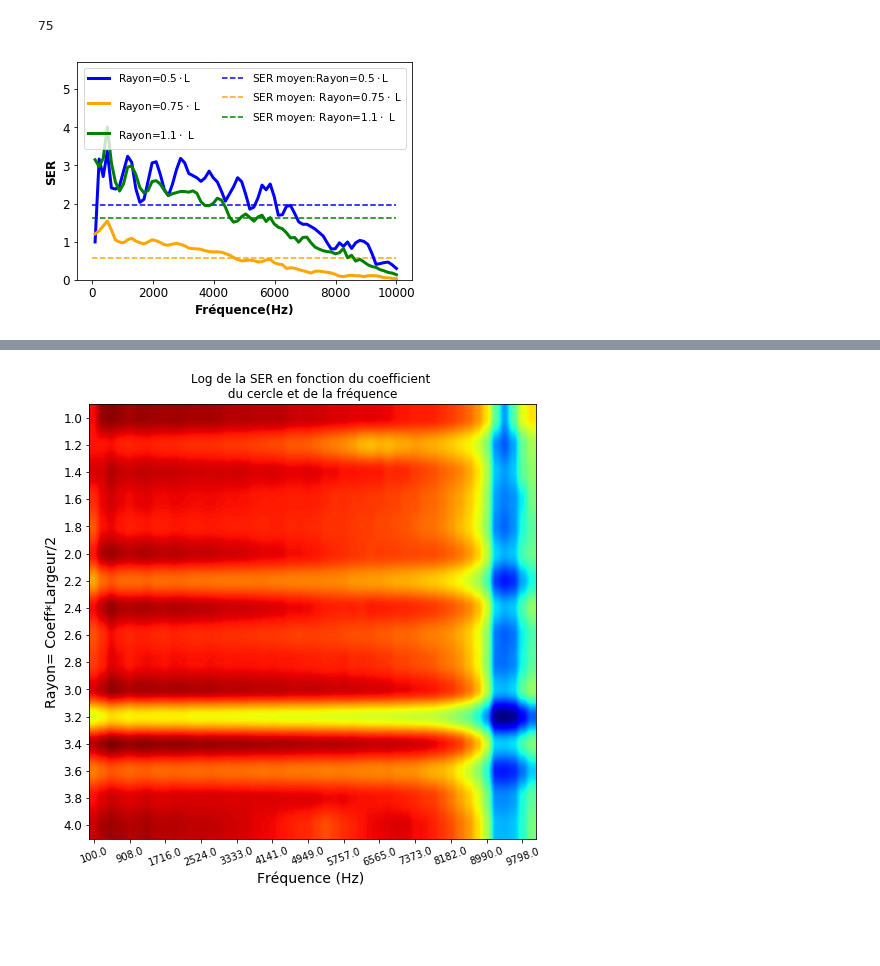
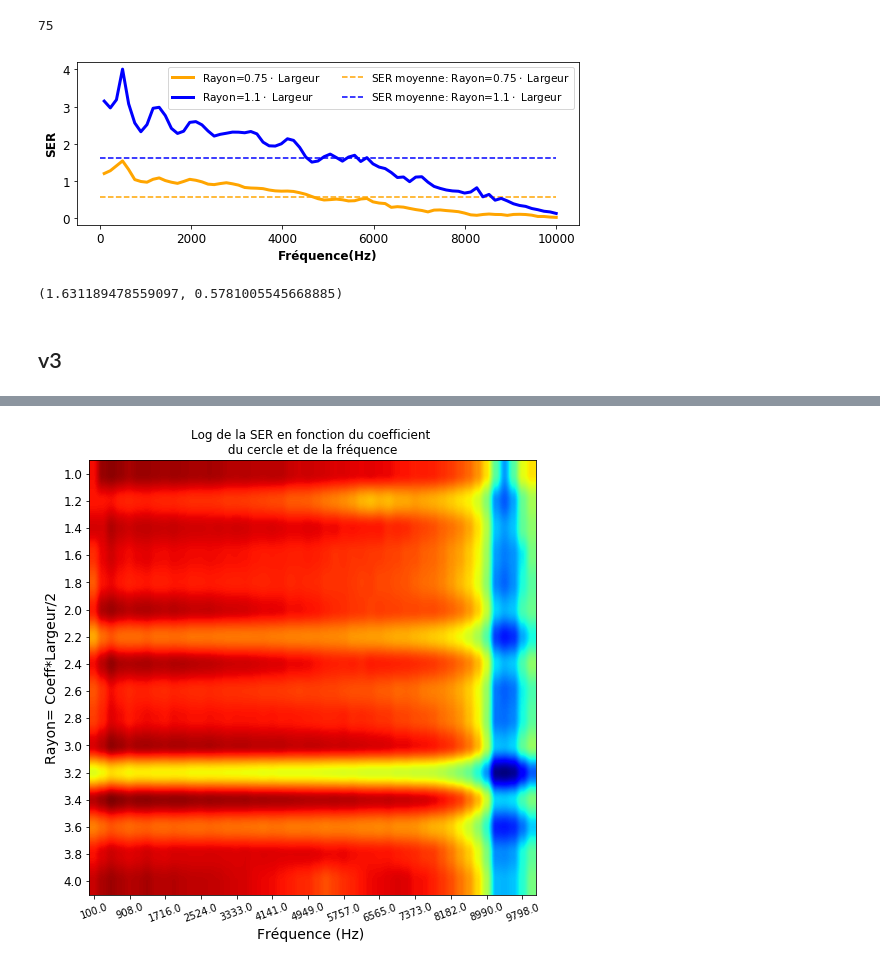
Before and after one commit to pierreluc-plt/ProjetSimulation, a Jupyter notebook: Figure_Resultats.ipynb, the cells around one changed output, grey strips where cells are left out. Cells and saved outputs as stored; diff of their text form; code cells hidden in the pictures; blank space fills up the shorter version.

```diff
--- a/Figure_Resultats.ipynb
+++ b/Figure_Resultats.ipynb
@@ -168,20 +425,25 @@ len(omega)
 # %% [output]
 75
 # %%
-plt.figure(figsize=(6,4))
-plt.plot(omega/2/np.pi,data_cercle1, lw=3,label="Rayon=$0.5\cdot$L", color="blue")
-plt.plot(omega/2/np.pi,data_cercle2,lw=3, ls="-", label="\nRayon=$0.75\cdot$ L", color="orange")
-plt.plot(omega/2/np.pi,data_cercle3,lw=3, ls="-", label="\nRayon=$1.1\cdot$ L", color="green")
+plt.figure(figsize=(9,3))
+#plt.plot(omega/2/np.pi,data_cercle1, lw=3,label="Rayon=$0.5\cdot$L", color="blue")
+plt.plot(omega/2/np.pi,data_cercle2,lw=3, ls="-", label="Rayon=$0.75\cdot$ Largeur", color="orange")
+plt.plot(omega/2/np.pi,data_cercle3,lw=3, ls="-", label="Rayon=$1.1\cdot$ Largeur", color="blue")
 plt.xlabel("Fréquence(Hz)",fontsize=12, fontweight="bold")
 plt.ylabel("SER",fontsize=12, fontweight="bold")
 plt.yticks(fontsize=12)
 plt.xticks(fontsize=12)
-plt.ylim(0,5.7)
-plt.hlines(np.mean(data_cercle1),0,10000,label="SER moyen:Rayon=$0.5\cdot$L",linestyle="--", color="blue")
-plt.hlines(np.mean(data_cercle2),0,10000,label="SER moyen: Rayon=$0.75\cdot$ L",linestyle="--", color="orange")
-plt.hlines(np.mean(data_cercle3),0,10000,label="SER moyen: Rayon=$1.1\cdot$ L",linestyle="--", color="green")
+#plt.ylim(0,5.0)
+#plt.hlines(np.mean(data_cercle1),0,10000,label="SER moyen:Rayon=$0.5\cdot$L",linestyle="--", color="blue")
+plt.hlines(np.mean(data_cercle2),0,10000,label="SER moyenne: Rayon=$0.75\cdot$ Largeur",linestyle="--", color="orange")
+plt.hlines(np.mean(data_cercle3),0,10000,label="SER moyenne: Rayon=$1.1\cdot$ Largeur",linestyle="--", color="blue")
 plt.legend(ncol=2,fontsize=10.5)
 plt.savefig("Resultats/SER_Cercle.png",dpi=200,bbox_inches="tight")
 plt.show()
+
+np.mean(data_cercle3),np.mean(data_cercle2)
 # %% [output]
-[figure, old version]
+[figure, new version]
+(1.631189478559097, 0.5781005545668885)
+# %% [markdown]
+## v3
```
Also changed, not shown: parts of 35 cells of this notebook, 12 other files.
